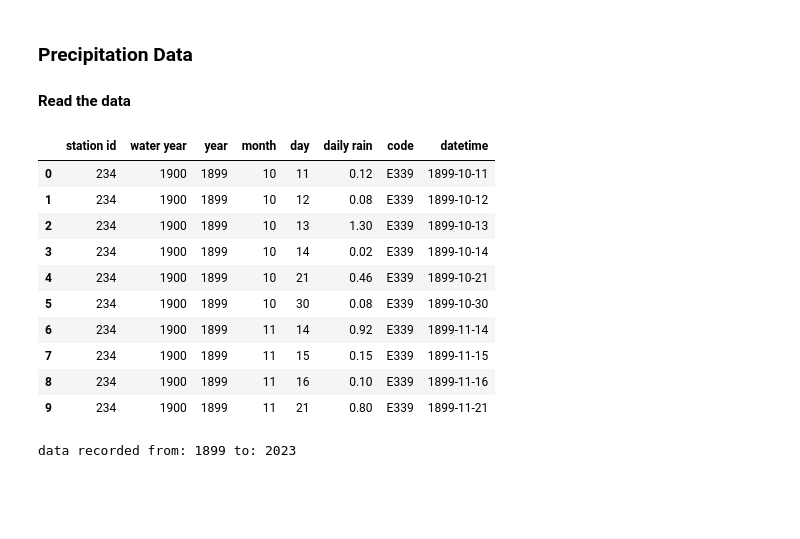
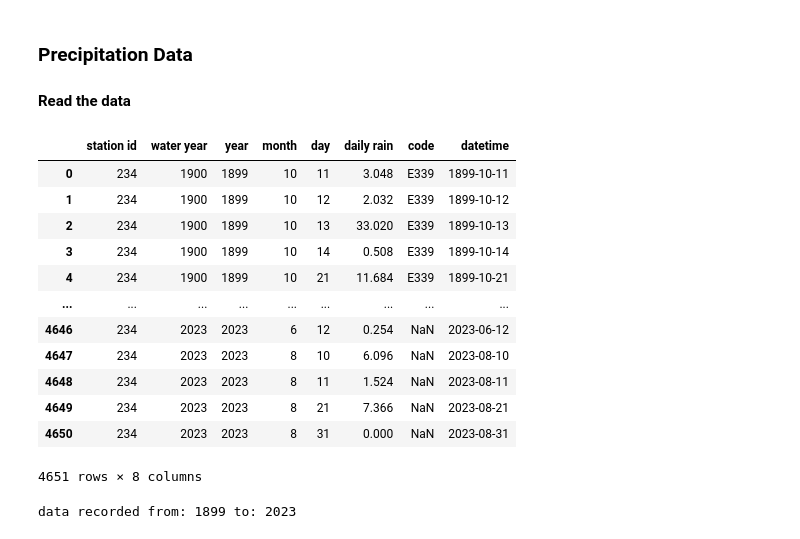
Before and after one commit to pippahtlin/Extreme-Precipitation, a Jupyter notebook: Import Data.ipynb, the cells around one changed output. Saved outputs shown, nothing was run; the diff lists cells and outputs as text; code cells hidden in the pictures; blank space fills up the shorter version.

```diff
--- a/Import Data.ipynb
+++ b/Import Data.ipynb
@@ -8,24 +8,29 @@ import matplotlib.pyplot as plt
 # %%
 file_path = './data/234dailys.xls'
 
 # read the data
 rf = pd.read_excel(file_path,skiprows=9)
 rf.rename(columns=rf.iloc[0]).drop(rf.index[0]).reset_index(drop=True)
 rf['datetime'] = pd.to_datetime(rf[['year', 'month', 'day']])
 
-rf.head(10)
+# Turn daily rain's unit from inches to millimeters
+rf['daily rain'] *= 25.4
+
+rf
 # %% [output]
 |  | station id | water year | year | month | day | daily rain | code | datetime |
-| 0 | 234 | 1900 | 1899 | 10 | 11 | 0.12 | E339 | 1899-10-11 |
-| 1 | 234 | 1900 | 1899 | 10 | 12 | 0.08 | E339 | 1899-10-12 |
-| 2 | 234 | 1900 | 1899 | 10 | 13 | 1.30 | E339 | 1899-10-13 |
-| 3 | 234 | 1900 | 1899 | 10 | 14 | 0.02 | E339 | 1899-10-14 |
-| 4 | 234 | 1900 | 1899 | 10 | 21 | 0.46 | E339 | 1899-10-21 |
-| 5 | 234 | 1900 | 1899 | 10 | 30 | 0.08 | E339 | 1899-10-30 |
-| 6 | 234 | 1900 | 1899 | 11 | 14 | 0.92 | E339 | 1899-11-14 |
-| 7 | 234 | 1900 | 1899 | 11 | 15 | 0.15 | E339 | 1899-11-15 |
-| 8 | 234 | 1900 | 1899 | 11 | 16 | 0.10 | E339 | 1899-11-16 |
-| 9 | 234 | 1900 | 1899 | 11 | 21 | 0.80 | E339 | 1899-11-21 |
+| 0 | 234 | 1900 | 1899 | 10 | 11 | 3.048 | E339 | 1899-10-11 |
+| 1 | 234 | 1900 | 1899 | 10 | 12 | 2.032 | E339 | 1899-10-12 |
+| 2 | 234 | 1900 | 1899 | 10 | 13 | 33.020 | E339 | 1899-10-13 |
+| 3 | 234 | 1900 | 1899 | 10 | 14 | 0.508 | E339 | 1899-10-14 |
+| 4 | 234 | 1900 | 1899 | 10 | 21 | 11.684 | E339 | 1899-10-21 |
+| ... | ... | ... | ... | ... | ... | ... | ... | ... |
+| 4646 | 234 | 2023 | 2023 | 6 | 12 | 0.254 | NaN | 2023-06-12 |
+| 4647 | 234 | 2023 | 2023 | 8 | 10 | 6.096 | NaN | 2023-08-10 |
+| 4648 | 234 | 2023 | 2023 | 8 | 11 | 1.524 | NaN | 2023-08-11 |
+| 4649 | 234 | 2023 | 2023 | 8 | 21 | 7.366 | NaN | 2023-08-21 |
+| 4650 | 234 | 2023 | 2023 | 8 | 31 | 0.000 | NaN | 2023-08-31 |
+4651 rows × 8 columns
 # %%
 # Year range
 print('data recorded from:', int(rf.describe().year.iloc[3]), 'to:',int(rf.describe().year.iloc[7]))
```
Also changed, not shown: parts of 18 cells of this notebook, 3 other files.
